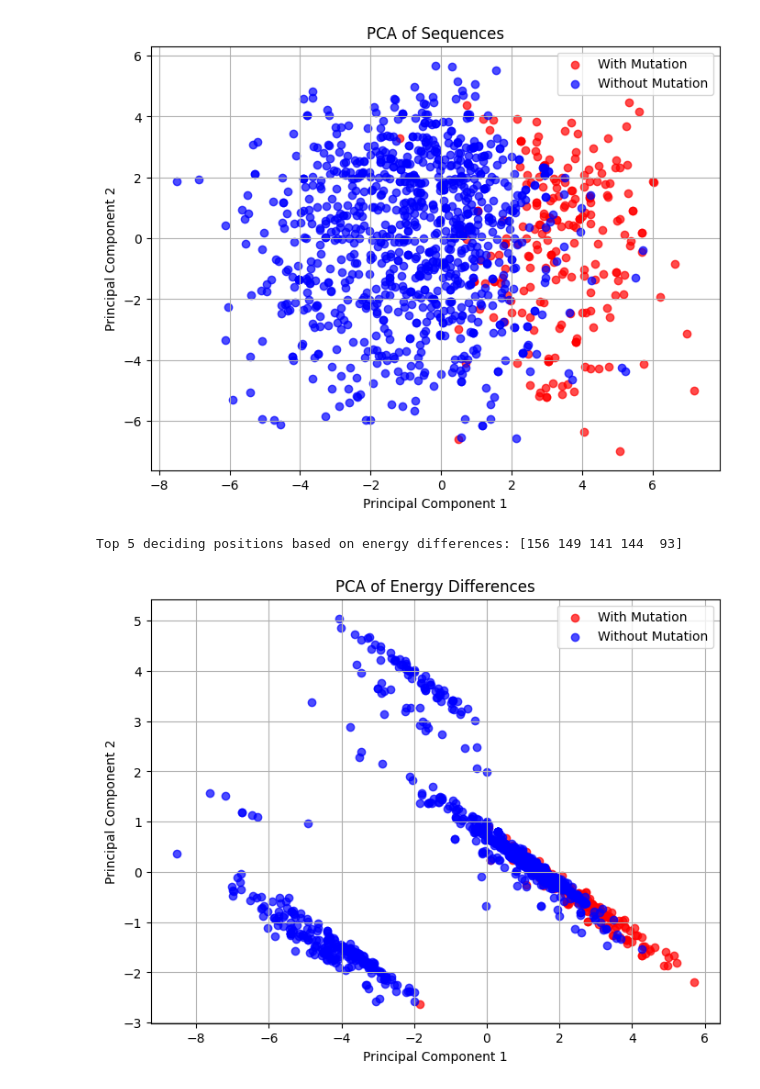
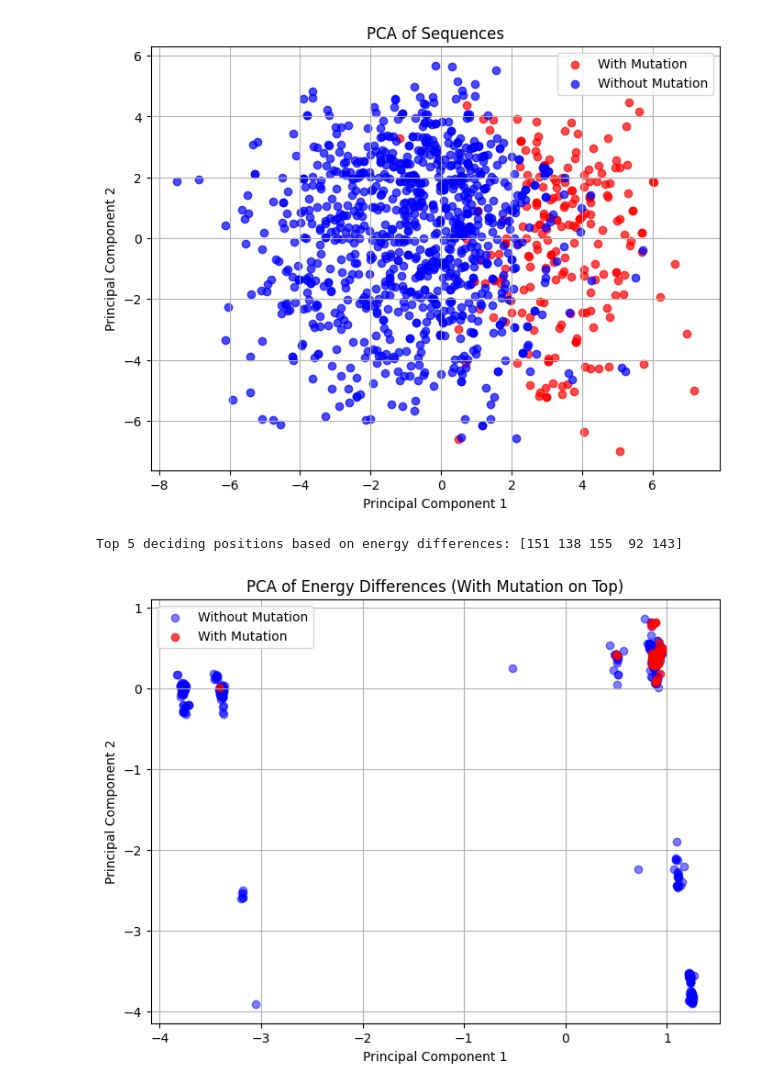
Before and after one commit to Daniel-Xkan/potts_model_test, a Jupyter notebook: ms1/heatmap_explore.ipynb, the cells around one changed output. Drawn from its saved outputs; the diff is of its cells as text; code cells hidden in the pictures.

```diff
--- a/ms1/heatmap_explore.ipynb
+++ b/ms1/heatmap_explore.ipynb
@@ -55,6 +67,17 @@ IN_pair = 'G140S-Q148H'
 # IN_pair = 'G140A-Q148K'
 # IN_pair = 'G140S-Q148R'
 # IN_pair = 'G140S-Q148K'
+
+# IN_pair = 'Y143R-N155H'
+pair1, pair2 = functions.split_pairs(IN_pair)
+p1_reduced = functions.unreduced_to_reduced(IN_redux, pair1)
+p2_reduced = functions.unreduced_to_reduced(IN_redux, pair2)
+
+pos1 = functions.split_pair(pair1)[1]
+pos2 = functions.split_pair(pair2)[1]
+
+p12_reduced = p1_reduced+'-'+p2_reduced
+
 
 re_mutation = functions.unreduced_to_reduced_pair(IN_redux, IN_pair)
 print(re_mutation)
@@ -181,8 +204,11 @@ def encode_sequences_with_energy_diff(sequences):
     for seq in sequences:
         seq_encoded = []
         # Calculate the delta E residue for the entire sequence
-        for pos in range(len(seq)):
-            de_residue = explore.calculate_de_residue(pos, seq, IN_pair, IN_J, IN_redux)
+        for pos in range(1,len(seq)):
+            if pos == pos1 or pos == pos2:
+                de_residue = 0
+            else:
+                de_residue = explore.calculate_residue_de12(pos, p1_reduced, p2_reduced, seq, IN_J, 1, 263)
             # print(f"Position {pos + 1}, Sequence: {seq_count}, ΔE_residue: {de_residue}")
             seq_encoded.append(de_residue)
 
@@ -197,40 +223,41 @@ mutant_seq[pos1 - 1] = mt1  # Apply first mutation
 mutant_seq[pos2 - 1] = mt2  # Apply second mutation
 mutant_seq = ''.join(mutant_seq)
 
 encoded_with_mutation = encode_sequences_with_energy_diff(seq_with_mutation)
 encoded_without_mutation = encode_sequences_with_energy_diff(seq_without_mutation)
 
 # Perform PCA on encoded sequences with energy differences
 combined_energy_diff = np.vstack((encoded_with_mutation, encoded_without_mutation))
 
 # Run PCA
 pca_energy_diff = PCA(n_components=5)
 pca_energy_diff.fit(combined_energy_diff)
 
 # Get the top 5 deciding positions based on explained variance
 top_deciding_positions_energy_diff = np.argsort(-np.abs(pca_energy_diff.components_).sum(axis=0))[:5]
 print("Top 5 deciding positions based on energy differences:", top_deciding_positions_energy_diff + 1)  # Add 1 for 1-based indexing
 
 # Project the sequences onto the first two principal components
 pca_transformed_energy_diff = pca_energy_diff.transform(combined_energy_diff)
 
 # Separate the transformed data for sequences with and without mutation
 pca_with_mutation_energy_diff = pca_transformed_energy_diff[:len(encoded_with_mutation)]
 pca_without_mutation_energy_diff = pca_transformed_energy_diff[len(encoded_with_mutation):]
-
-# Plot the PCA results
+# Plot the PCA results with mutation on top of without mutation
 plt.figure(figsize=(8, 6))
-plt.scatter(pca_with_mutation_energy_diff[:, 0], pca_with_mutation_energy_diff[:, 1], color='red', label='With Mutation', alpha=0.7)
-plt.scatter(pca_without_mutation_energy_diff[:, 0], pca_without_mutation_energy_diff[:, 1], color='blue', label='Without Mutation', alpha=0.7)
+plt.scatter(pca_without_mutation_energy_diff[:, 0], pca_without_mutation_energy_diff[:, 1],
+            color='blue', label='Without Mutation', alpha=0.5)
+plt.scatter(pca_with_mutation_energy_diff[:, 0], pca_with_mutation_energy_diff[:, 1],
+            color='red', label='With Mutation', alpha=0.7)
 plt.xlabel('Principal Component 1')
 plt.ylabel('Principal Component 2')
-plt.title('PCA of Energy Differences')
+plt.title('PCA of Energy Differences (With Mutation on Top)')
 plt.legend()
 plt.grid(True)
 plt.show()
 # %% [output]
-Top 5 deciding positions based on energy differences: [156 149 141 144  93]
+Top 5 deciding positions based on energy differences: [151 138 155  92 143]
-[figure, old version]
+[figure, new version]
 # %%
 explore.draw_heatmap2(encoded_with_mutation,1,263)
 explore.draw_heatmap2(encoded_without_mutation,1,263)
```
Also changed, not shown: parts of 3 cells of this notebook, 19 other files.
